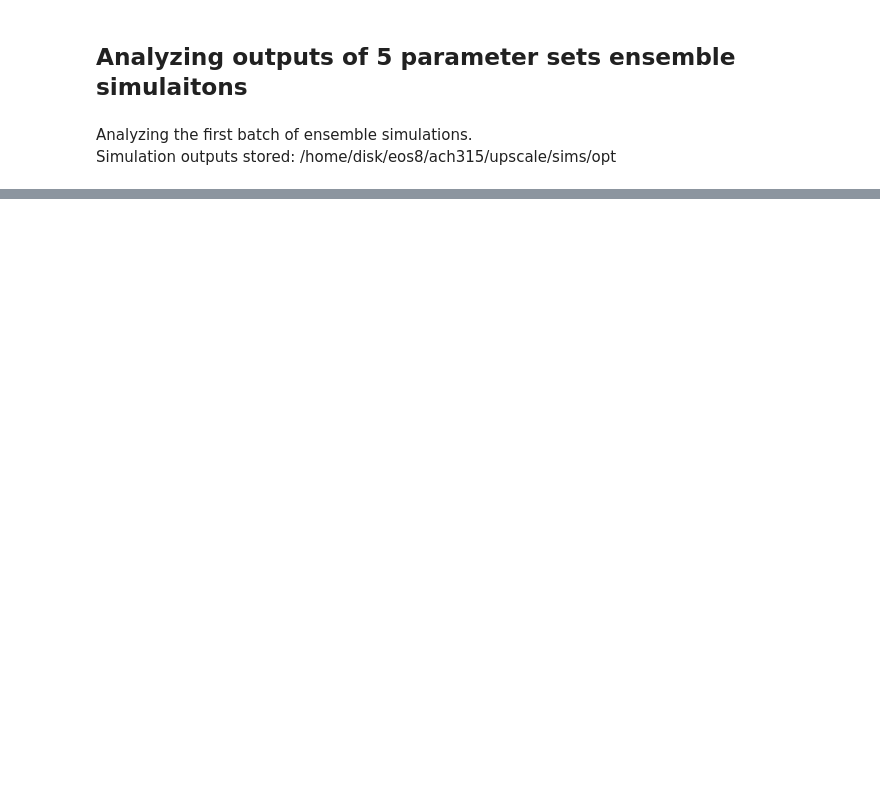
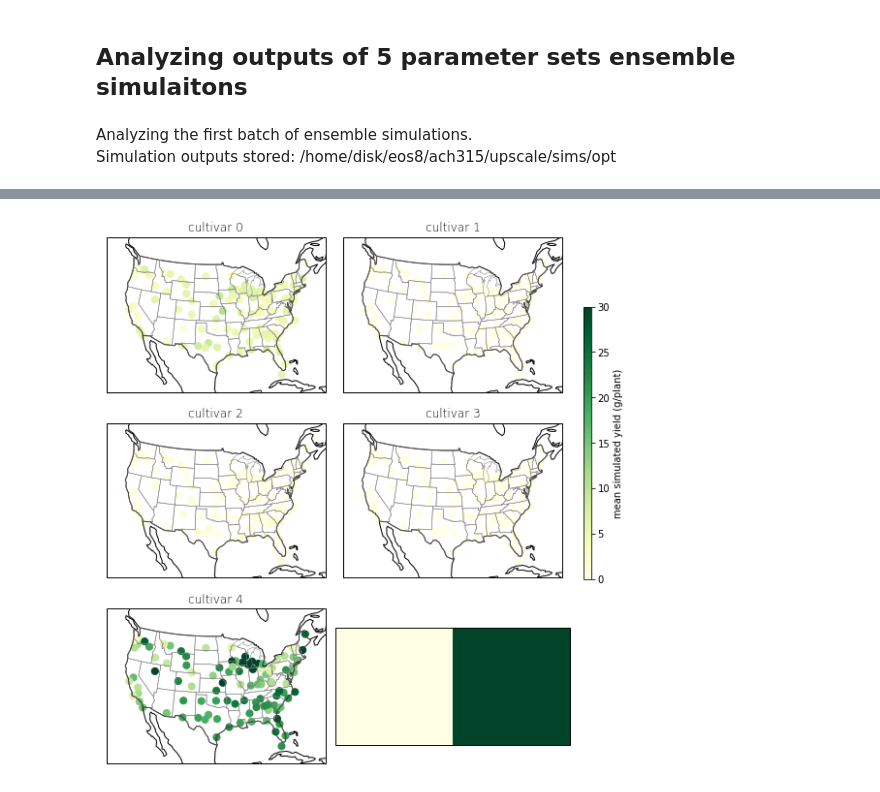
Before and after one commit to jennhsiao/upscale, a Jupyter notebook: notebooks/sim_opt5.ipynb, the cells around one changed output, grey strips where cells are left out. Saved outputs shown, nothing was run; the diff lists cells and outputs as text; code cells hidden in the pictures; blank space fills up the shorter version.

```diff
--- a/notebooks/sim_opt5.ipynb
+++ b/notebooks/sim_opt5.ipynb
@@ -84,0 +62,5 @@ df.head()
+# %%
+df = pd.DataFrame({'year': yrs, 'vars': cvars, 'site': sites, 'ear': dm_ears})
+df_siteinfo = pd.read_csv("/home/disk/eos8/ach315/upscale/weadata/site_info.csv", index_col=0, dtype=str)
+df = pd.merge(df, df_siteinfo, on='site')
+df.head()
@@ -84,0 +74,31 @@ df.head()
+# %%
+# testing out sim outputs for year 1961
+extent = [-123, -72, 19, 53]
+fig, axs = plt.subplots(3,2, figsize=(10,10),
+                        subplot_kw={'projection':
+                                    ccrs.AlbersEqualArea(central_latitude=39.5,
+                                                         central_longitude=-98.35)})
+
+cvars = np.arange(0,5)
+for ax, v in zip(axs.flatten(), cvars):
+    df_v = df[(df.year==1961) & (df.vars==v)]
+    ax.scatter(df_v.lon.astype(float)*-1, df_v.lat.astype(float),
+               c=df_v.ear, cmap=YlGn_9.mpl_colormap, vmin=0, vmax=30,
+               transform=ccrs.PlateCarree(), alpha=1, s=50)
+    ax.set_extent(extent)
+    ax.add_feature(cfeature.COASTLINE)
+    ax.add_feature(cfeature.BORDERS)
+    ax.add_feature(cfeature.STATES, edgecolor='grey', linewidth=0.5)
+    ax.set_title('cultivar ' + str(v), fontweight='light')
+
+lim = np.array([[0, 30]])
+im1 = plt.imshow(lim, cmap=YlGn_9.mpl_colormap)
+im1.set_visible("False")
+cb_ax1 = fig.add_axes([0.82, 0.39, 0.01, 0.39]) # left, bottom, width, top
+cb1 = plt.colorbar(im1, cax=cb_ax1)
+cb1.ax.set_ylabel('mean simulated yield (g/plant)')
+plt.subplots_adjust(right=0.8, wspace=0.01)
+
+plt.savefig('/home/disk/eos8/ach315/upscale/figs/vars_1961.png', format='png', dpi=1200)
+# %% [output]
+[figure, added]
```
Also changed, not shown: parts of 10 cells of this notebook, 3 other files.
